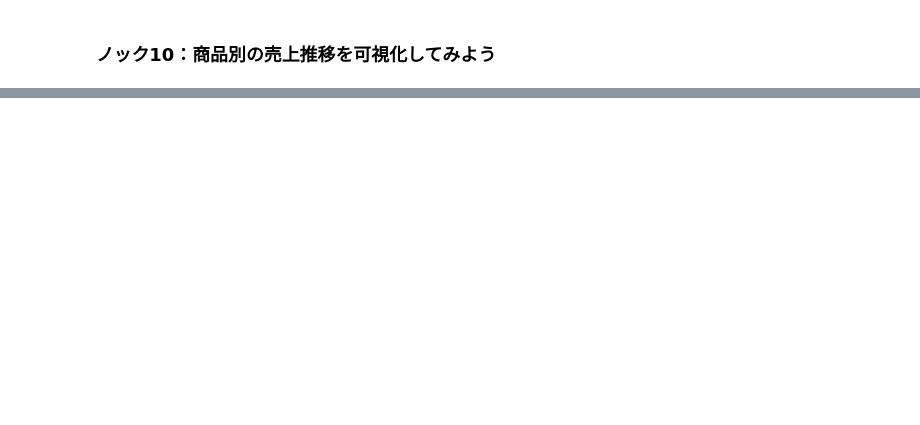
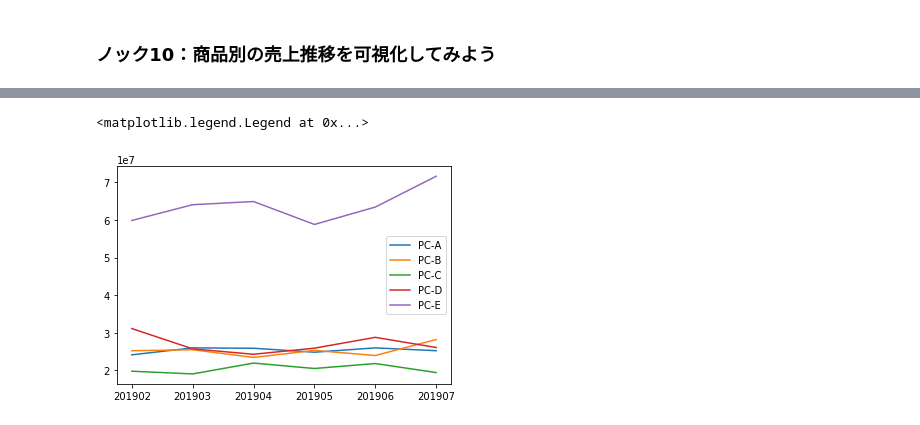
Before and after one commit to n0749086/study_group, a Jupyter notebook: 1/knock1-10.ipynb, the cells around one changed output, grey strips where cells are left out. Cells and saved outputs as stored; diff of their text form; code cells hidden in the pictures; blank space fills up the shorter version.

```diff
--- a/1/knock1-10.ipynb
+++ b/1/knock1-10.ipynb
@@ -94,2 +116,8 @@ transaction_detail.head()
 # %% [markdown]
 ### ノック４：マスタデータを結合(ジョイン)してみよう
+# %%
+#customer_master, item_masterに含まれるデータをすべて結合する
+#合計金額の情報が落ちてしまっていることに注意
+join_data = pd.merge(join_data, customer_master, on="customer_id", how="left")
+join_data = pd.merge(join_data, item_master, on="item_id", how="left")
+join_data.head()
@@ -96,2 +131,6 @@ transaction_detail.head()
 # %% [markdown]
 ### ノック5：必要なデータ列を作ろう
+# %%
+#掛け算を使用して売上を算出することも可能
+join_data["price"] = join_data["quantity"] * join_data["item_price"]
+join_data[["quantity", "item_price", "price"]].head()
@@ -103,0 +226,8 @@ transaction_detail.head()
+# %%
+#今回加工したいデータpayment_dateはobject型になっている
+#datetime型に変更して年月列の作成を行う
+join_data["payment_date"] = pd.to_datetime(join_data["payment_date"])
+join_data["payment_month"] = join_data["payment_date"].dt.strftime("%Y%m")
+join_data[["payment_date", "payment_month"]].head()
+#pandasのdatetime型は、dtを使うことで、年のみを抽出したりなど様々なことが可能
+#今回はstrftimeを使用して、文字列として年月を作成
@@ -106,2 +293,6 @@ transaction_detail.head()
 # %% [markdown]
 ### ノック10：商品別の売上推移を可視化してみよう
+# %%
+#先ほどと違って、index, columnsに指定するものを入れ替えている
+graph_data = pd.pivot_table(join_data, index='payment_month', columns='item_name', values='price', aggfunc='sum')
+graph_data.head()
@@ -107,0 +307,16 @@ transaction_detail.head()
+# %%
+#matplotlibで描画する。
+#1,2行目はjupyter-notebookで描画するためのコード
+import matplotlib.pyplot as plt
+%matplotlib inline
+#商品ごとにグラフを描画
+plt.plot(list(graph_data.index), graph_data["PC-A"], label='PC-A')
+plt.plot(list(graph_data.index), graph_data["PC-B"], label='PC-B')
+plt.plot(list(graph_data.index), graph_data["PC-C"], label='PC-C')
+plt.plot(list(graph_data.index), graph_data["PC-D"], label='PC-D')
+plt.plot(list(graph_data.index), graph_data["PC-E"], label='PC-E')
+#凡例の表示を指定
+plt.legend()
+# %% [output]
+<matplotlib.legend.Legend at 0x...>
+[figure, added]
```
Also changed, not shown: parts of 16 cells of this notebook, 1 other file.
